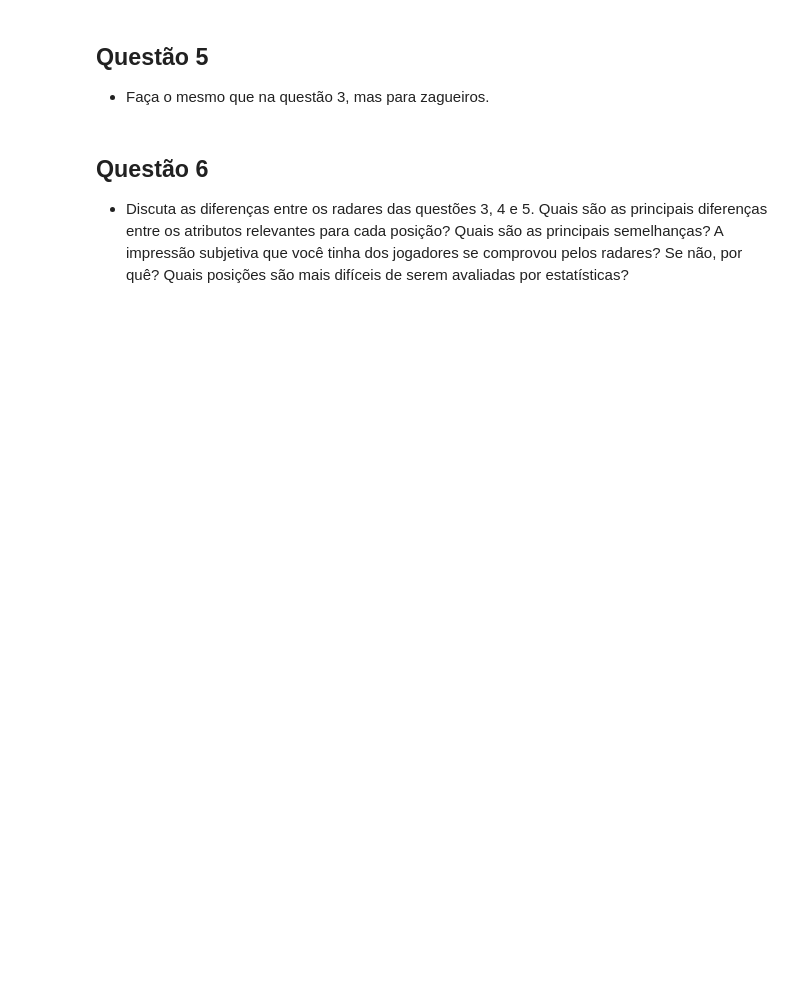
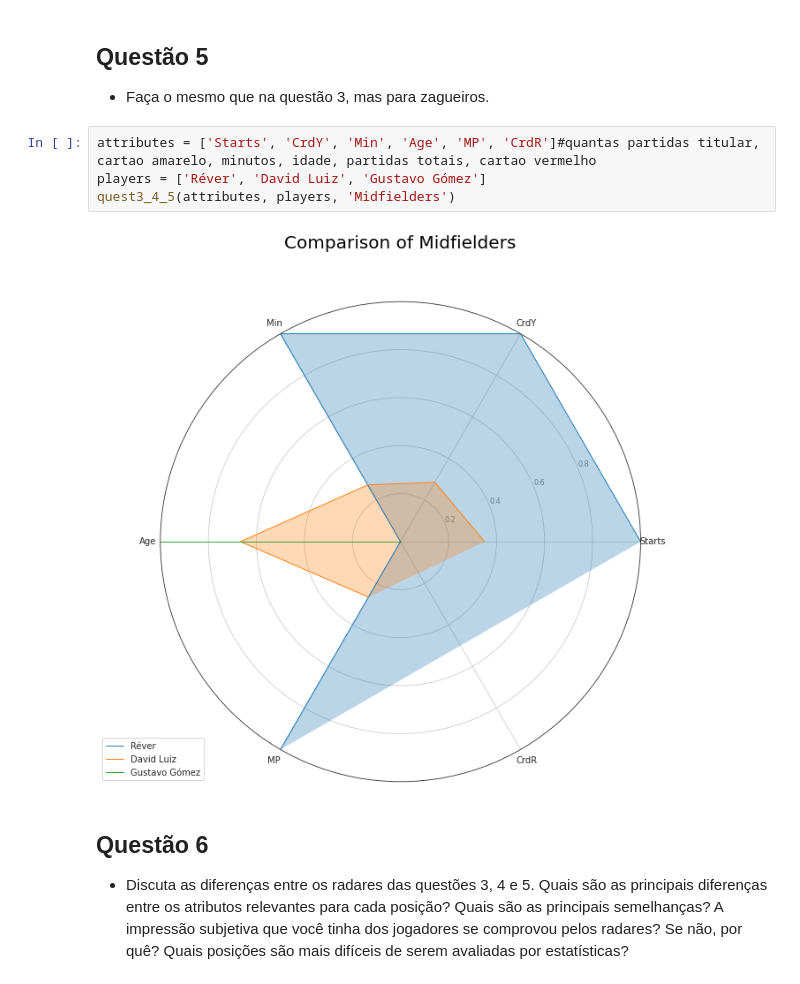
Before and after one commit to orudda/Data_Science_Soccer, a Jupyter notebook: 2/ativ_2.ipynb, the cells around one changed output. Cells and saved outputs as stored; diff of their text form; blank space fills up the shorter version.

```diff
--- a/2/ativ_2.ipynb
+++ b/2/ativ_2.ipynb
@@ -142,6 +142,12 @@ KeyError: 'Player'
 # %% [markdown]
 ## Questão 5
 - Faça o mesmo que na questão 3, mas para zagueiros.
+# %%
+attributes = ['Starts', 'CrdY', 'Min', 'Age', 'MP', 'CrdR']#quantas partidas titular, cartao amarelo, minutos, idade, partidas totais, cartao vermelho
+players = ['Réver', 'David Luiz', 'Gustavo Gómez']
+quest3_4_5(attributes, players, 'Midfielders')
+# %% [output]
+[figure, added]
 # %% [markdown]
 ## Questão 6
 - Discuta as diferenças entre os radares das questões 3, 4 e 5. Quais são as principais diferenças entre os atributos relevantes para cada posição? Quais são as principais semelhanças? A impressão subjetiva que você tinha dos jogadores se comprovou pelos radares? Se não, por quê? Quais posições são mais difíceis de serem avaliadas por estatísticas?
```
Also changed, not shown: parts of 5 cells of this notebook.
